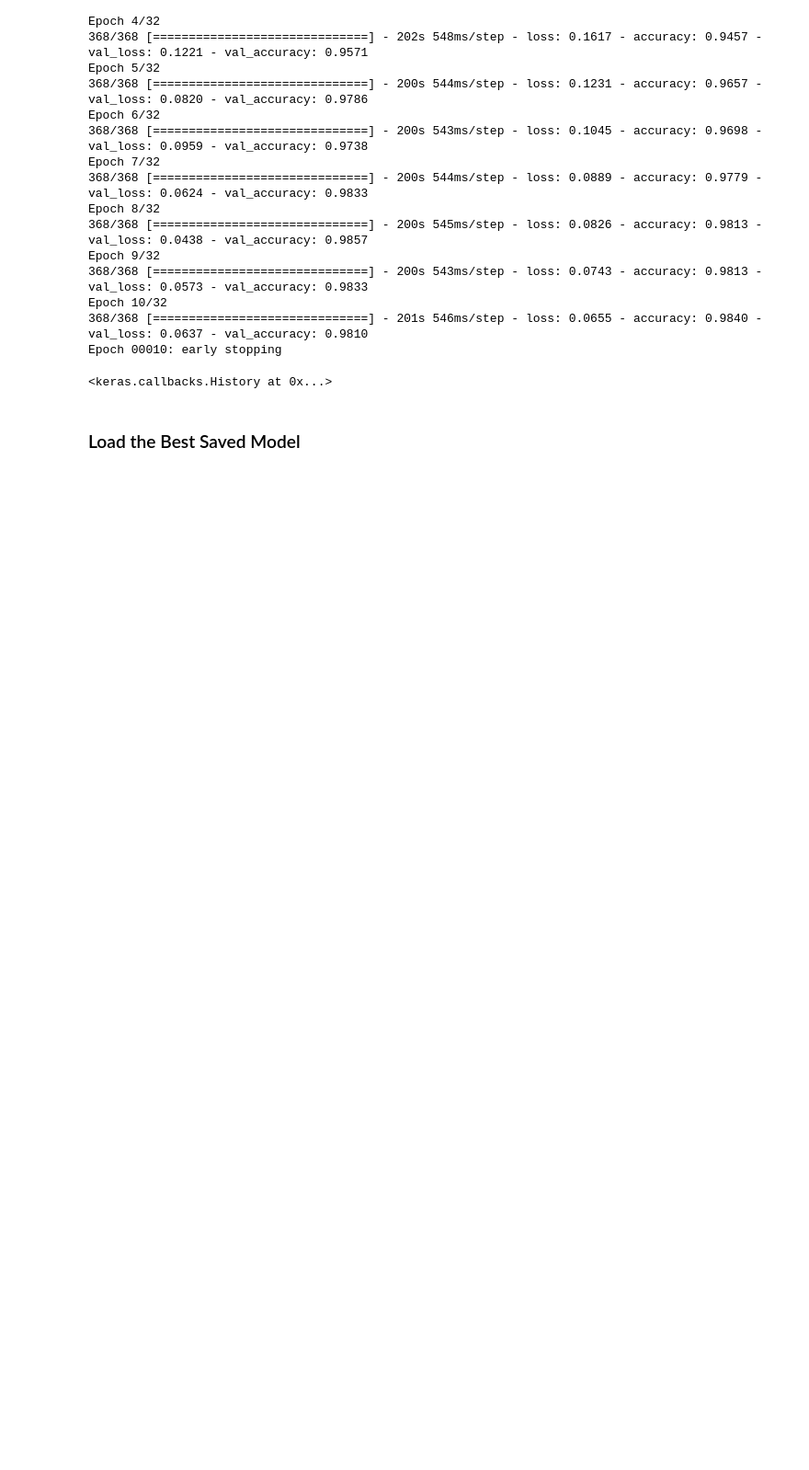
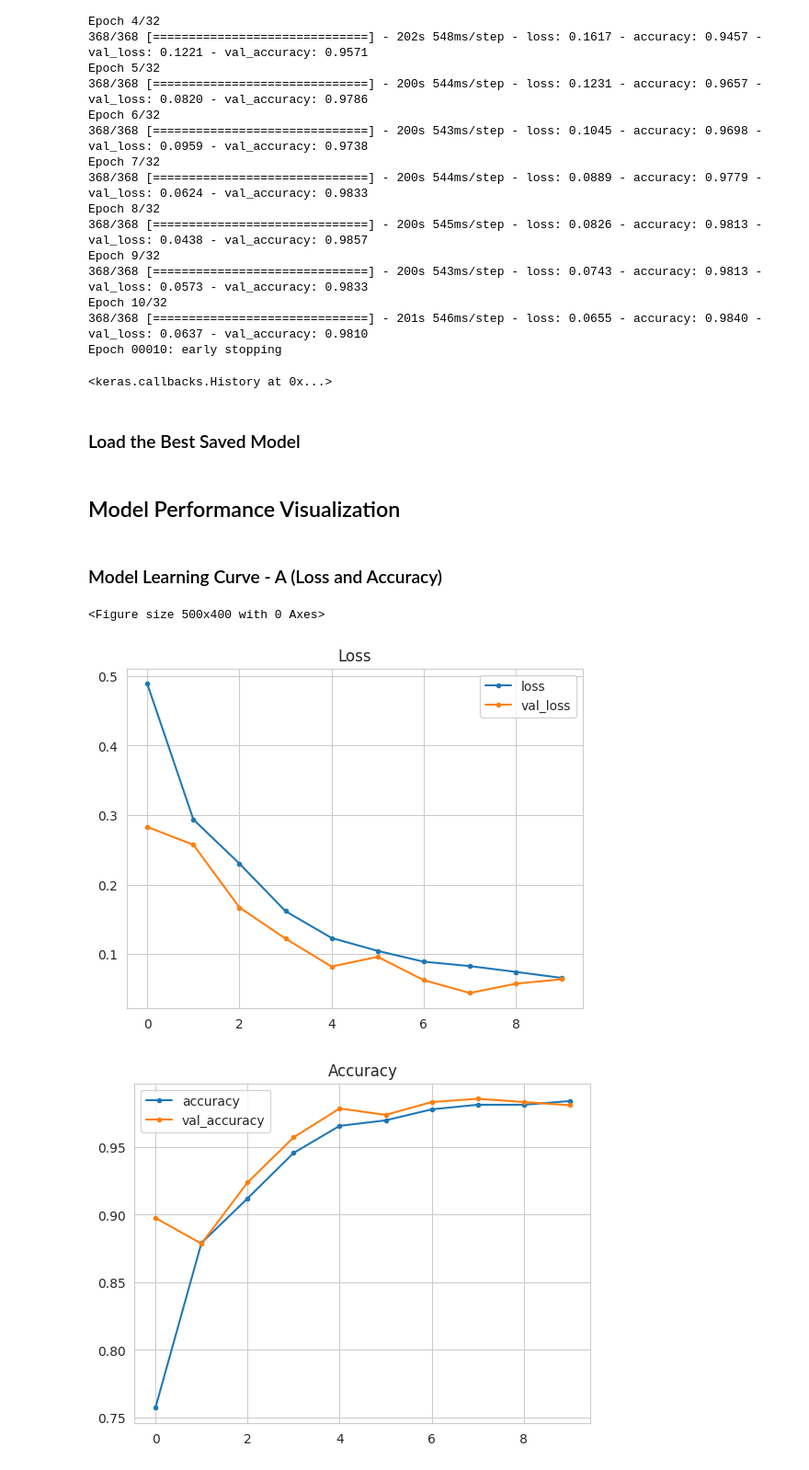
Before and after one commit to SanorSmith/CI_PP5, a Jupyter notebook: jupyter_notebooks/ModellingEvaluating.ipynb, the cells around one changed output. Shown: that part at 92% size. Saved outputs shown, nothing was run; the diff lists cells and outputs as text; code cells hidden in the pictures; blank space fills up the shorter version.

Commit message:
ModellingEvaluating: Visualize Model Performance

```diff
--- a/jupyter_notebooks/ModellingEvaluating.ipynb
+++ b/jupyter_notebooks/ModellingEvaluating.ipynb
@@ -445,3 +445,23 @@ Epoch 00010: early stopping
 from keras.models import load_model
 
 best_model = load_model('outputs/v1/powdery_mildew_model.h5')
+# %% [markdown]
+## Model Performance Visualization
+# %% [markdown]
+### Model Learning Curve - A (Loss and Accuracy)
+# %%
+losses = pd.DataFrame(model.history.history)
+plt.figure(figsize=(5, 4))
+sns.set_style("whitegrid")
+losses[['loss', 'val_loss']].plot(style='.-')
+plt.title("Loss")
+plt.savefig(f'{file_path}/model_training_losses.png', bbox_inches='tight', dpi=150)
+
+losses[['accuracy', 'val_accuracy']].plot(style='.-')
+plt.title("Accuracy")
+plt.savefig(f'{file_path}/model_training_acc.png', bbox_inches='tight', dpi=150)
+plt.show()
+# %% [output]
+<Figure size 500x400 with 0 Axes>
+[figure, added]
+[figure, added]
```
Also changed, not shown: parts of 4 cells of this notebook, 4 other files.
